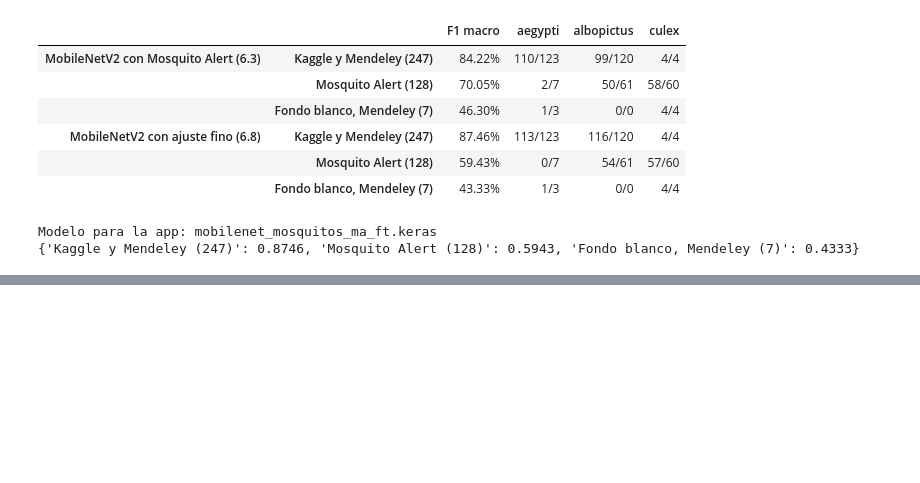
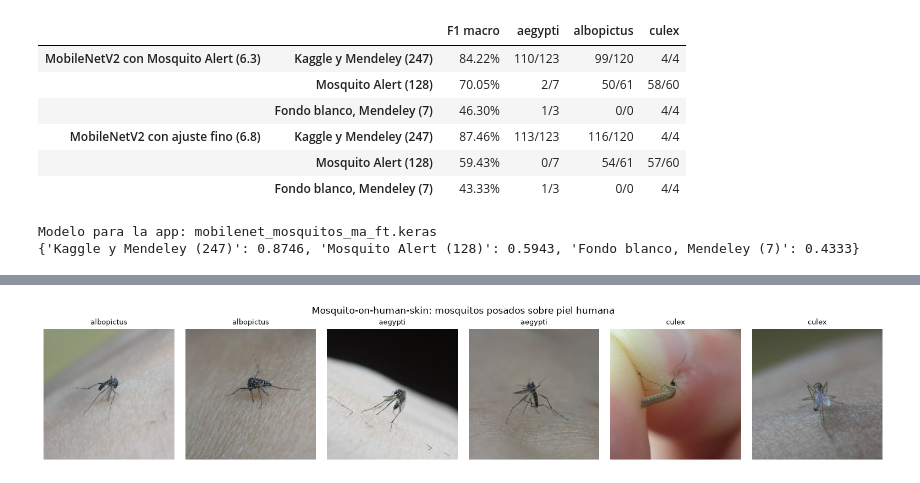
Before and after one commit to GaboSM1507/Proyecto-VectorIA, a Jupyter notebook: notebooks/02_CNN_Mosquitos.ipynb, the cells around one changed output, grey strips where cells are left out. Drawn from its saved outputs; the diff is of its cells as text; code cells hidden in the pictures; blank space fills up the shorter version.

Commit message:
CNN: MobileNetV2 también con fotos sobre piel; reconoce aegypti fuera del fondo de laboratorio

```diff
--- a/notebooks/02_CNN_Mosquitos.ipynb
+++ b/notebooks/02_CNN_Mosquitos.ipynb
@@ -1513,0 +1579,13 @@ Modelo para la app: mobilenet_mosquitos_ma_ft.keras
+# %%
+# Ejemplos: mosquitos posados sobre piel #
+ejemplos = piel_train.groupby('clase').head(2)
+fig, ejes = plt.subplots(1, len(ejemplos), figsize=(2.6 * len(ejemplos), 3))
+for eje, fila in zip(ejes, ejemplos.itertuples()):
+    eje.imshow(Image.open(fila.ruta))
+    eje.set_title(fila.clase, fontsize=9)
+    eje.axis('off')
+plt.suptitle('Mosquito-on-human-skin: mosquitos posados sobre piel humana')
+plt.tight_layout()
+plt.show()
+# %% [output]
+[figure, added]
```
Also changed, not shown: parts of 9 cells of this notebook, 5 other files.
